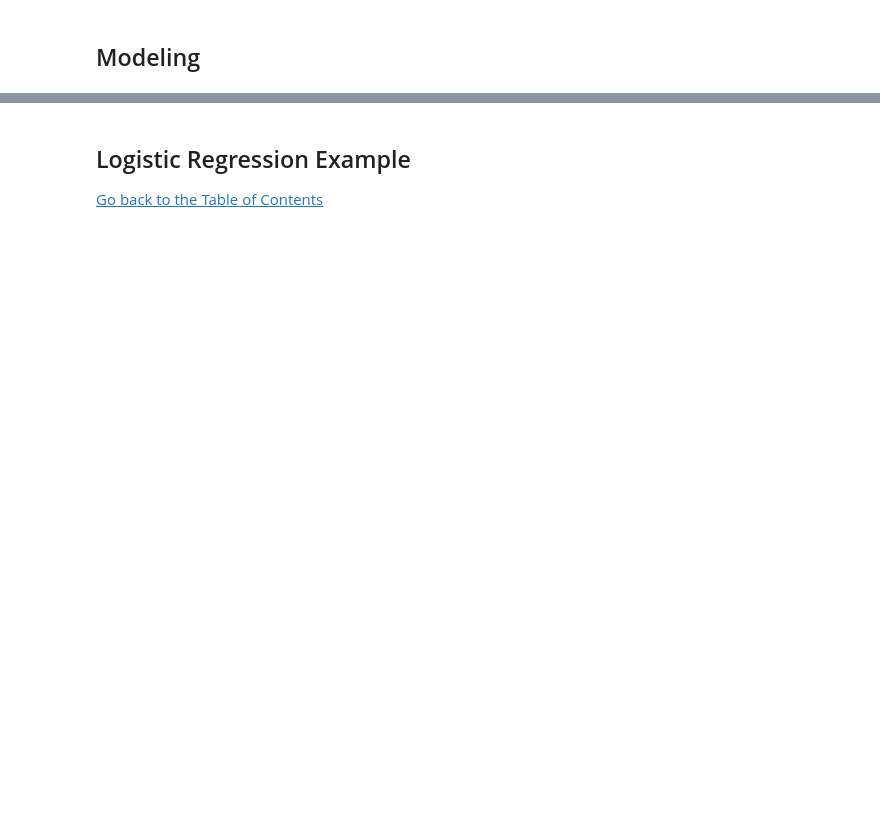
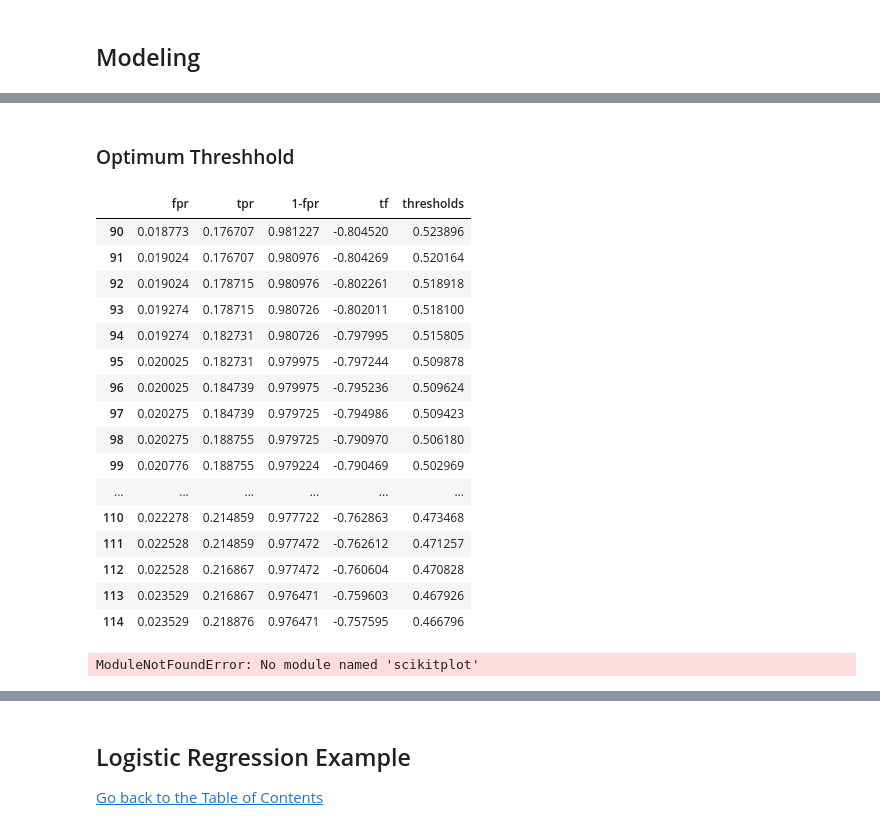
Before and after one commit to TimMango/Python_Encyclopedia, a Jupyter notebook: Project_Essentials.ipynb, the cells around one changed output, grey strips where cells are left out. Cells and saved outputs as stored; diff of their text form; code cells hidden in the pictures; blank space fills up the shorter version.

```diff
--- a/Project_Essentials.ipynb
+++ b/Project_Essentials.ipynb
@@ -398,0 +486,2 @@ x_train_complete.head(3)
+# %% [markdown]
+### Optimum Threshhold
@@ -398,0 +490,28 @@ x_train_complete.head(3)
+# %%
+roc.iloc[90:115,:]
+# %% [output]
+|  | fpr | tpr | 1-fpr | tf | thresholds |
+| 90 | 0.018773 | 0.176707 | 0.981227 | -0.804520 | 0.523896 |
+| 91 | 0.019024 | 0.176707 | 0.980976 | -0.804269 | 0.520164 |
+| 92 | 0.019024 | 0.178715 | 0.980976 | -0.802261 | 0.518918 |
+| 93 | 0.019274 | 0.178715 | 0.980726 | -0.802011 | 0.518100 |
+| 94 | 0.019274 | 0.182731 | 0.980726 | -0.797995 | 0.515805 |
+| 95 | 0.020025 | 0.182731 | 0.979975 | -0.797244 | 0.509878 |
+| 96 | 0.020025 | 0.184739 | 0.979975 | -0.795236 | 0.509624 |
+| 97 | 0.020275 | 0.184739 | 0.979725 | -0.794986 | 0.509423 |
+| 98 | 0.020275 | 0.188755 | 0.979725 | -0.790970 | 0.506180 |
+| 99 | 0.020776 | 0.188755 | 0.979224 | -0.790469 | 0.502969 |
+| ... | ... | ... | ... | ... | ... |
+| 110 | 0.022278 | 0.214859 | 0.977722 | -0.762863 | 0.473468 |
+| 111 | 0.022528 | 0.214859 | 0.977472 | -0.762612 | 0.471257 |
+| 112 | 0.022528 | 0.216867 | 0.977472 | -0.760604 | 0.470828 |
+| 113 | 0.023529 | 0.216867 | 0.976471 | -0.759603 | 0.467926 |
+| 114 | 0.023529 | 0.218876 | 0.976471 | -0.757595 | 0.466796 |
+# %%
+import matplotlib.pyplot as plt
+from scikitplot.metrics import plot_roc_curve
+
+metrics.plot_roc_curve(model, x_test, y_test)
+plt.show()
+# %% [output]
+ModuleNotFoundError: No module named 'scikitplot'
```
Also changed, not shown: parts of 45 cells of this notebook, 2 other files.
